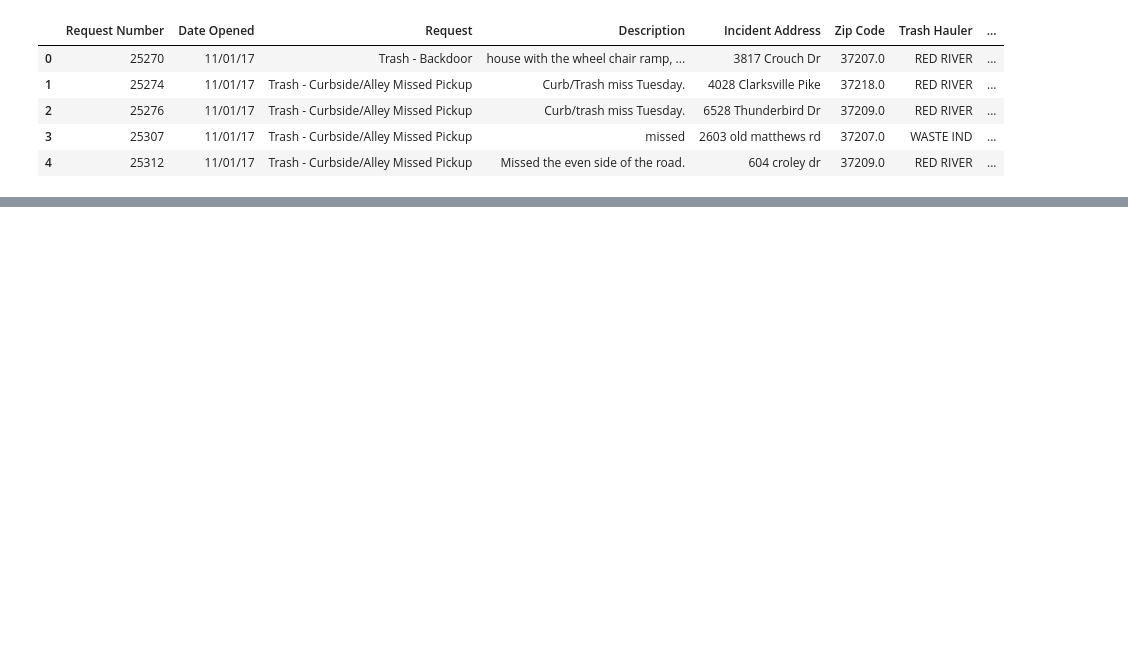
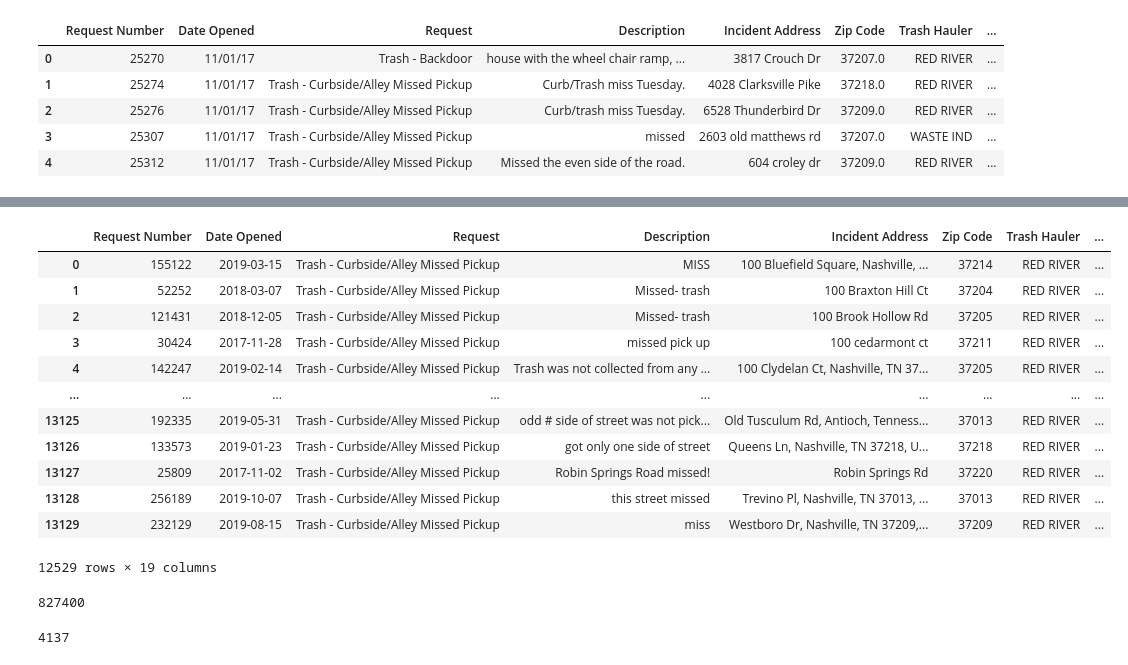
Before and after one commit to NewForce-Cohort-11-Data/trash-haulers-null-void-waste-solutions, a Jupyter notebook: Untitled.ipynb, the cells around one changed output, grey strips where cells are left out. Cells and saved outputs as stored; diff of their text form; code cells hidden in the pictures; blank space fills up the shorter version.

```diff
--- a/Untitled.ipynb
+++ b/Untitled.ipynb
@@ -302,0 +92,18 @@ missed_red_river
+# %%
+rrmissed_final = rrmissed_dedup[rrmissed_dedup['new_event'] == True]
+# %%
+rrmissed_final
+# %% [output]
+|  | Request Number | Date Opened | Request | Description | Incident Address | Zip Code | Trash Hauler | ... |
+| 0 | 155122 | 2019-03-15 | Trash - Curbside/Alley Missed Pickup | MISS | 100 Bluefield Square, Nashville, ... | 37214 | RED RIVER | ... |
+| 1 | 52252 | 2018-03-07 | Trash - Curbside/Alley Missed Pickup | Missed- trash | 100 Braxton Hill Ct | 37204 | RED RIVER | ... |
+| 2 | 121431 | 2018-12-05 | Trash - Curbside/Alley Missed Pickup | Missed- trash | 100 Brook Hollow Rd | 37205 | RED RIVER | ... |
+| 3 | 30424 | 2017-11-28 | Trash - Curbside/Alley Missed Pickup | missed pick up | 100 cedarmont ct | 37211 | RED RIVER | ... |
+| 4 | 142247 | 2019-02-14 | Trash - Curbside/Alley Missed Pickup | Trash was not collected from any ... | 100 Clydelan Ct, Nashville, TN 37... | 37205 | RED RIVER | ... |
+| ... | ... | ... | ... | ... | ... | ... | ... | ... |
+| 13125 | 192335 | 2019-05-31 | Trash - Curbside/Alley Missed Pickup | odd # side of street was not pick... | Old Tusculum Rd, Antioch, Tenness... | 37013 | RED RIVER | ... |
+| 13126 | 133573 | 2019-01-23 | Trash - Curbside/Alley Missed Pickup | got only one side of street | Queens Ln, Nashville, TN 37218, U... | 37218 | RED RIVER | ... |
+| 13127 | 25809 | 2017-11-02 | Trash - Curbside/Alley Missed Pickup | Robin Springs Road missed! | Robin Springs Rd | 37220 | RED RIVER | ... |
+| 13128 | 256189 | 2019-10-07 | Trash - Curbside/Alley Missed Pickup | this street missed | Trevino Pl, Nashville, TN 37013, ... | 37013 | RED RIVER | ... |
+| 13129 | 232129 | 2019-08-15 | Trash - Curbside/Alley Missed Pickup | miss | Westboro Dr, Nashville, TN 37209,... | 37209 | RED RIVER | ... |
+12529 rows × 19 columns
@@ -302,0 +115,8 @@ missed_red_river
+# %%
+total_fines
+# %% [output]
+827400
+# %%
+unique_events
+# %% [output]
+4137
```
Also changed, not shown: parts of 31 cells of this notebook, 8 other files.
